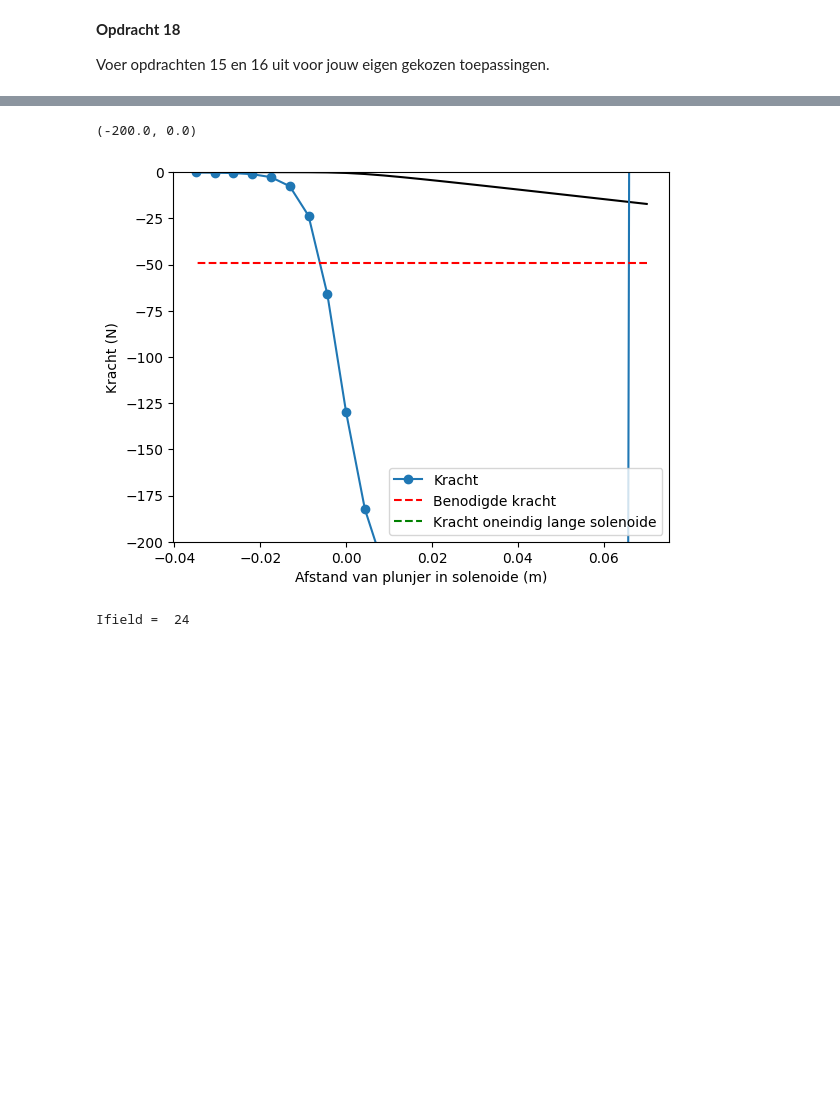
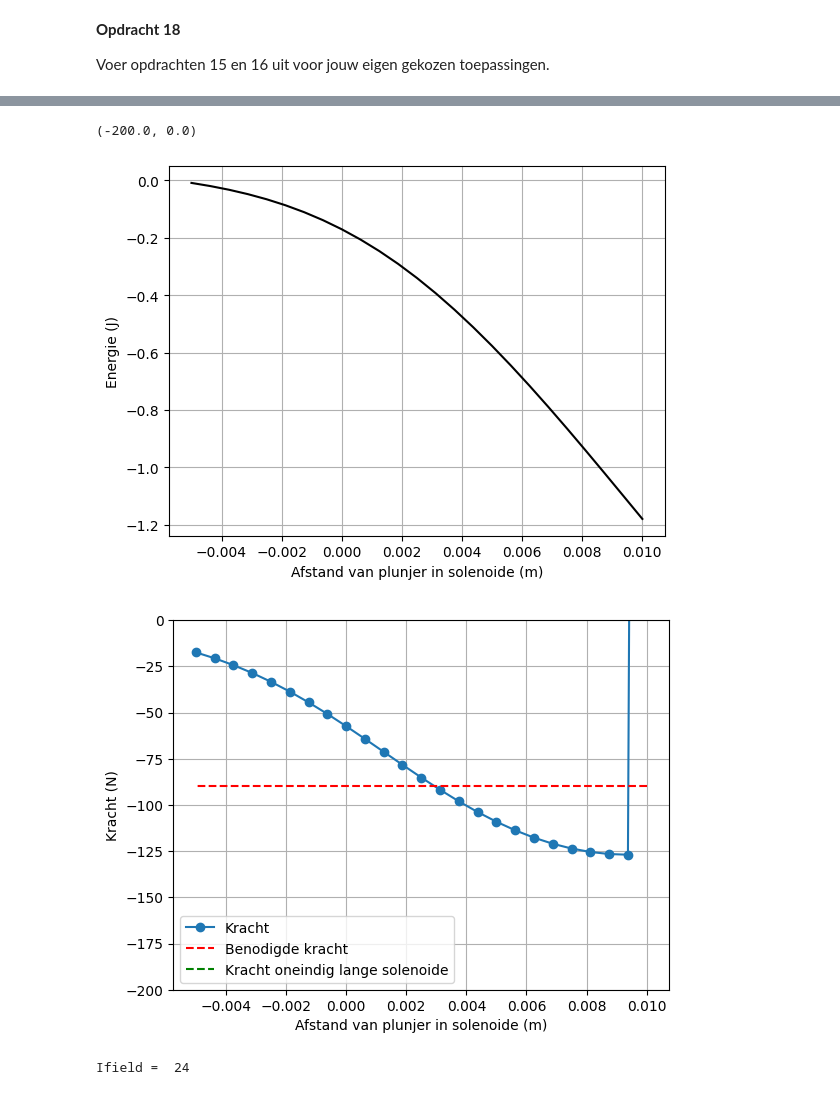
Before and after one commit to Xander1611/opdrachten-DEF-D-AB, a Jupyter notebook: 2KrachtactuatorOpdracht/2KrachtactuatorOpdracht/KrachtactuatorOpdracht.ipynb, the cells around one changed output, grey strips where cells are left out. Cells and saved outputs as stored; diff of their text form; code cells hidden in the pictures; blank space fills up the shorter version.

```diff
--- a/2KrachtactuatorOpdracht/2KrachtactuatorOpdracht/KrachtactuatorOpdracht.ipynb
+++ b/2KrachtactuatorOpdracht/2KrachtactuatorOpdracht/KrachtactuatorOpdracht.ipynb
@@ -235,7 +235,7 @@ plt.xlabel("Lengte van de solenoïde (m)")
 plt.ylabel("Aantal wikkelingen (-)")
 
 # deurslot actuator (optie 1):
-F_1 = 20
+F_1 = 10
 r_1 = 0.01
 V_1 = V_opdr6
 r_d_1 = r_d_opdr6
@@ -304,7 +304,7 @@ r_s_vb = 0.01 # gegeven
 L_d_vb = 8 # m (opdracht 8)
 
 # Deurslot:
-L_s_1 = 0.14
+L_s_1 = 0.02
 r_s_1 = 0.01  # opdracht 5
 L_d_1 = L_d_vb
 
@@ -627,12 +638,10 @@ Voer opdrachten 15 en 16 uit voor jouw eigen gekozen toepassingen.
 # %%
 ###
 ###Jullie code hier###
-#L_s_1 = 0.14
-#r_s_1 = 0.01  # opdracht 5
-#L_d_1 = 400*2*np.pi*r_s_1 # 400 wikkelingen
+
 # opdr 15 voor de eerste toepassing:
-aantal_omwent = 400
-aantal_omwentelingen = 400
+aantal_omwent = 120
+aantal_omwentelingen = 120
 t_stappen = 5000
 x, y, z = parametrisatie(t_stappen, r_s_1, aantal_omwentelingen, L_s_1)
 analytical_answer = n*I
@@ -683,27 +692,29 @@ Ifield =  24
 # %%
 #opdr 16 eerste toepassing:
 r_s = r_s_1
 L_s = L_s_1
 mu_r = 1000
 mu_0 = 4 * np.pi * 1e-7
 
 # integrate the field up to point z_p
 Wz=-0.5*np.pi*r_s**2*np.cumsum(np.flipud(H_ax)*mu_r*mu_0*np.flipud(H_ax))*(z_ax[1] - z_ax[0])
-
+plt.figure()
 plt.plot(L_s/2 - z_ax, np.flipud(Wz), '-k')
 plt.xlabel('Afstand van plunjer in solenoide (m)'), plt.ylabel('Energie (J)'), plt.grid()
 force_analytical = -mu_0*mu_r*np.pi*r_s**2*aantal_omwent**2*I**2/2/L_s**2 # Kracht uitrekenen numeriek
 force_numerical=np.diff(Wz, n=1, append=[0])/(z_ax[1] - z_ax[0]) # Kracht uitrekenen
 
 # Plotting the results
+plt.figure()
 plt.plot(L_s/2 - z_ax, np.flipud(force_numerical), '-o', label='Kracht')
-plt.plot(L_s/2 - z_ax, (-5*9.8)*np.ones(n_ax), '--r', label='Benodigde kracht')
+plt.plot(L_s/2 - z_ax, (-(3*10**3)*0.03)*np.ones(n_ax), '--r', label='Benodigde kracht')
 plt.plot(L_s/2 - z_ax, force_analytical*np.ones(n_ax), '--g', label='Kracht oneindig lange solenoide')
 plt.xlabel('Afstand van plunjer in solenoide (m)'), plt.ylabel('Kracht (N)'), plt.grid(), plt.legend()
 plt.ylim(-200,0)
 # %% [output]
 (-200.0, 0.0)
-[figure, old version]
+[figure, new version]
+[figure, added]
 # %%
 # opdr 15 tweede toepassing:
 aantal_omwent = N
```
Also changed, not shown: parts of 9 cells of this notebook.
